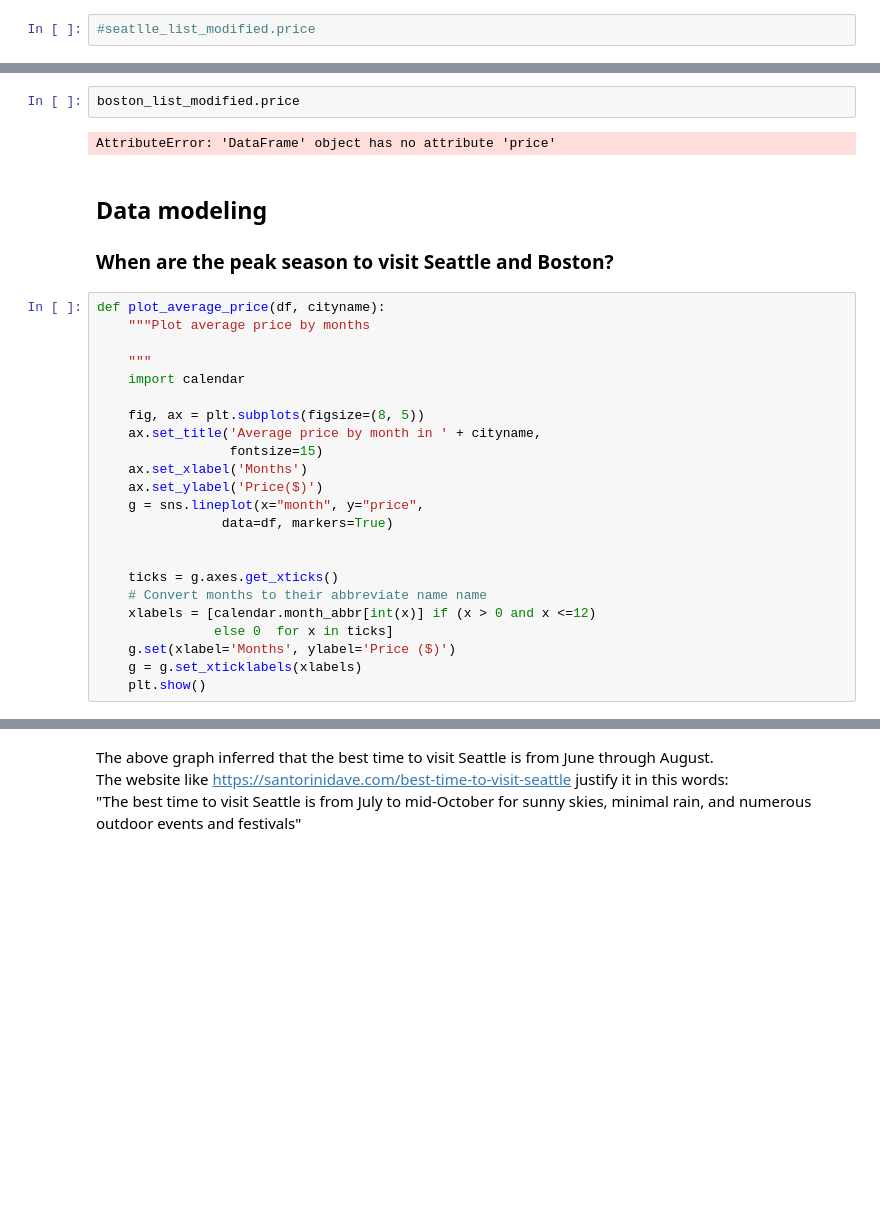
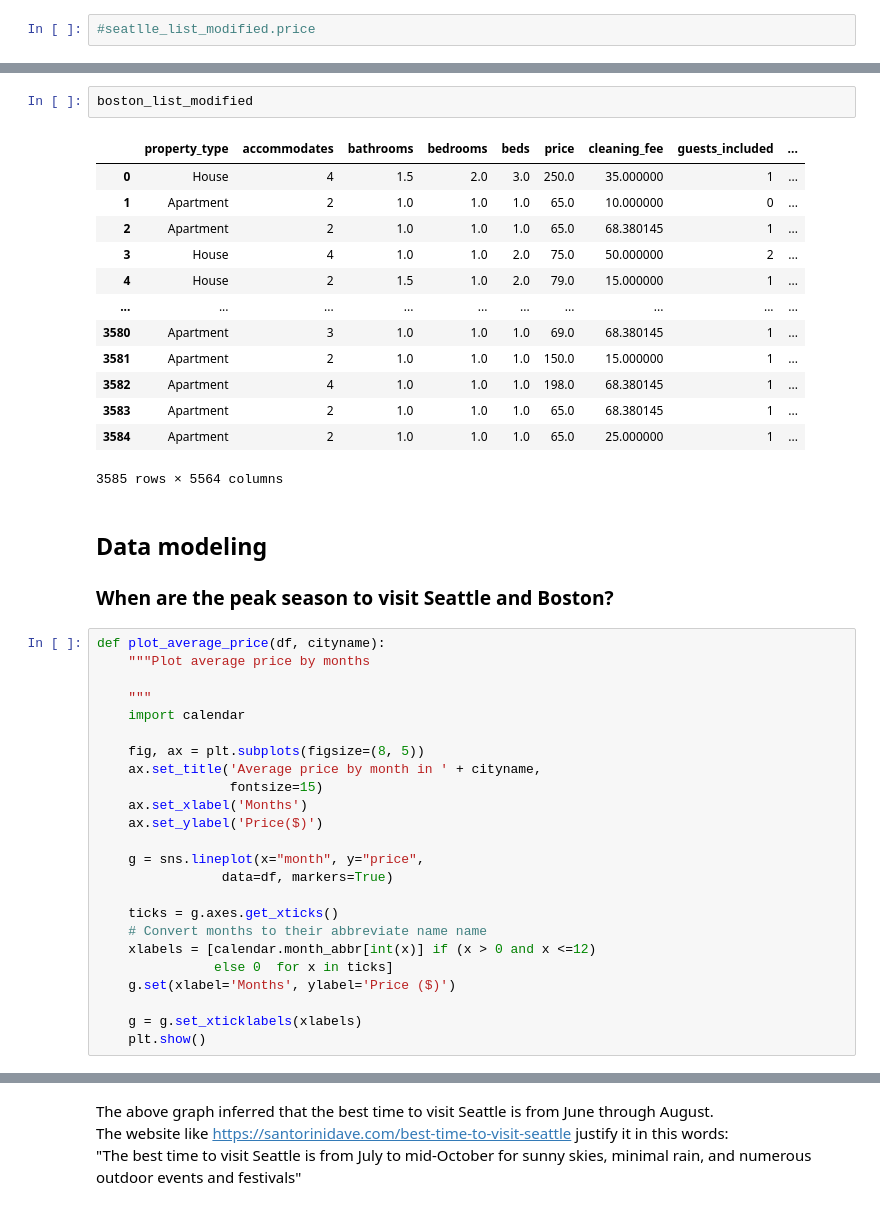
Before and after one commit to mamadcamzis/BostonSeatle, a Jupyter notebook: boston_seattle_blog.ipynb, the cells around one changed output, grey strips where cells are left out. Cells and saved outputs as stored; diff of their text form; blank space fills up the shorter version.

```diff
--- a/boston_seattle_blog.ipynb
+++ b/boston_seattle_blog.ipynb
@@ -638,7 +624,19 @@ zipcode
 # %%
-boston_list_modified.price
+boston_list_modified
 # %% [output]
+|  | property_type | accommodates | bathrooms | bedrooms | beds | price | cleaning_fee | guests_included | ... |
+| 0 | House | 4 | 1.5 | 2.0 | 3.0 | 250.0 | 35.000000 | 1 | ... |
+| 1 | Apartment | 2 | 1.0 | 1.0 | 1.0 | 65.0 | 10.000000 | 0 | ... |
+| 2 | Apartment | 2 | 1.0 | 1.0 | 1.0 | 65.0 | 68.380145 | 1 | ... |
+| 3 | House | 4 | 1.0 | 1.0 | 2.0 | 75.0 | 50.000000 | 2 | ... |
+| 4 | House | 2 | 1.5 | 1.0 | 2.0 | 79.0 | 15.000000 | 1 | ... |
+| ... | ... | ... | ... | ... | ... | ... | ... | ... | ... |
+| 3580 | Apartment | 3 | 1.0 | 1.0 | 1.0 | 69.0 | 68.380145 | 1 | ... |
+| 3581 | Apartment | 2 | 1.0 | 1.0 | 1.0 | 150.0 | 15.000000 | 1 | ... |
+| 3582 | Apartment | 4 | 1.0 | 1.0 | 1.0 | 198.0 | 68.380145 | 1 | ... |
+| 3583 | Apartment | 2 | 1.0 | 1.0 | 1.0 | 65.0 | 68.380145 | 1 | ... |
+| 3584 | Apartment | 2 | 1.0 | 1.0 | 1.0 | 65.0 | 25.000000 | 1 | ... |
-AttributeError: 'DataFrame' object has no attribute 'price'
+3585 rows × 5564 columns
 # %% [markdown]
 ## Data modeling
 ### When are the peak season to visit Seattle and Boston?
@@ -654,15 +652,16 @@ def plot_average_price(df, cityname):
                  fontsize=15)
     ax.set_xlabel('Months')
     ax.set_ylabel('Price($)')
+
     g = sns.lineplot(x="month", y="price",
                 data=df, markers=True)
-
 
     ticks = g.axes.get_xticks()
     # Convert months to their abbreviate name name
     xlabels = [calendar.month_abbr[int(x)] if (x > 0 and x <=12)
                else 0  for x in ticks]
     g.set(xlabel='Months', ylabel='Price ($)')
+
     g = g.set_xticklabels(xlabels)
     plt.show()
 # %%
```
Also changed, not shown: parts of 10 cells of this notebook.
